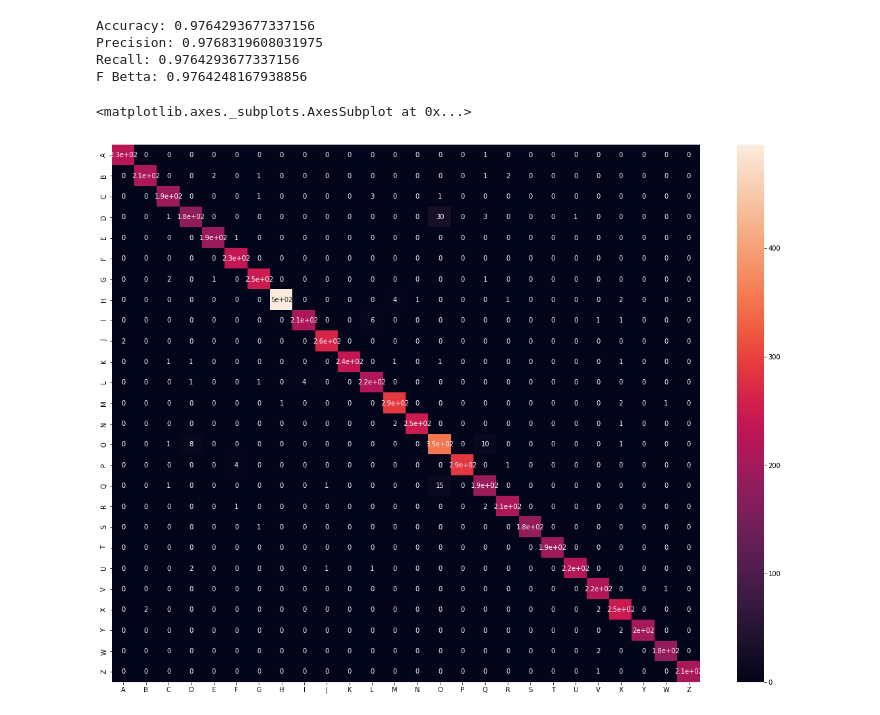
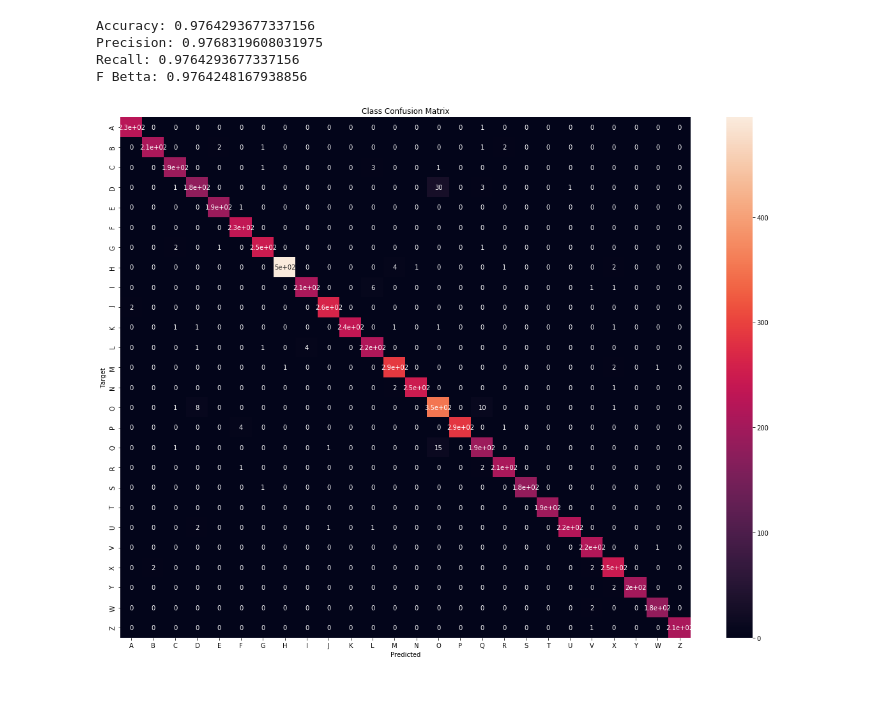
Before and after one commit to carvalheirafc/deep_learning_stuff, a Jupyter notebook: neural_networks/le_net/LeNet_test.ipynb, the cells around one changed output. Saved outputs shown, nothing was run; the diff lists cells and outputs as text; code cells hidden in the pictures.

Commit message:
added x, y labels and title

```diff
--- a/neural_networks/le_net/LeNet_test.ipynb
+++ b/neural_networks/le_net/LeNet_test.ipynb
@@ -99,7 +101,9 @@ data = pd.DataFrame(confusion_matrix(y_test.argmax(1), pred.argmax(1)),
                     columns = [i for i in 'ABCDEFGHIJKLMNOPQRSTUVXYWZ'])
 # %%
 fig, ax = pyplot.subplots(figsize=(20, 15))
-seaborn.heatmap(data, annot=True)
+ax = seaborn.heatmap(data, annot=True)
+ax = pyplot.xlabel('Predicted')
+ax = pyplot.ylabel('Target')
+ax = pyplot.title('Class Confusion Matrix')
 # %% [output]
-<matplotlib.axes._subplots.AxesSubplot at 0x...>
-[figure, old version]
+[figure, new version]
```
Also changed, not shown: parts of 2 cells of this notebook.
